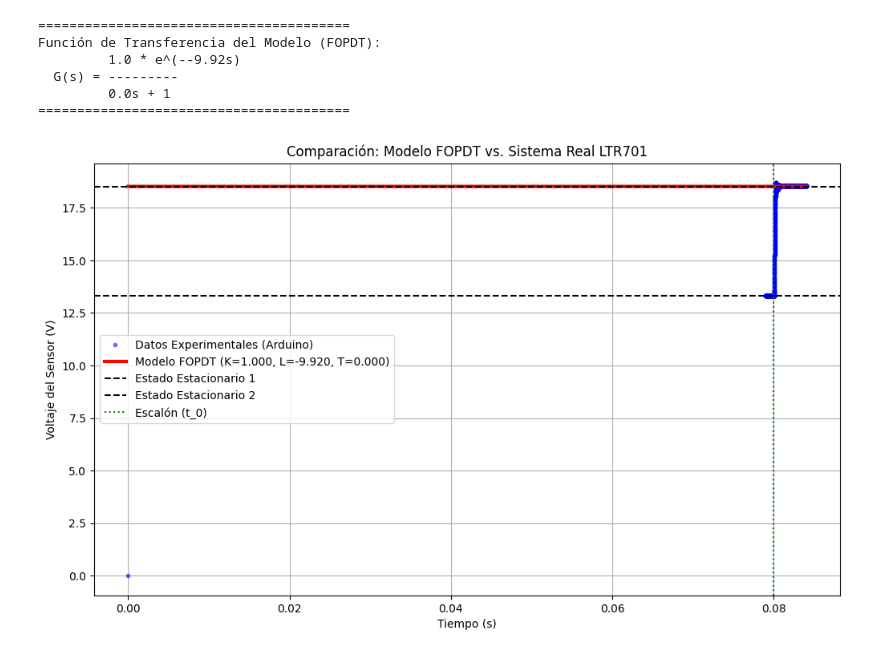
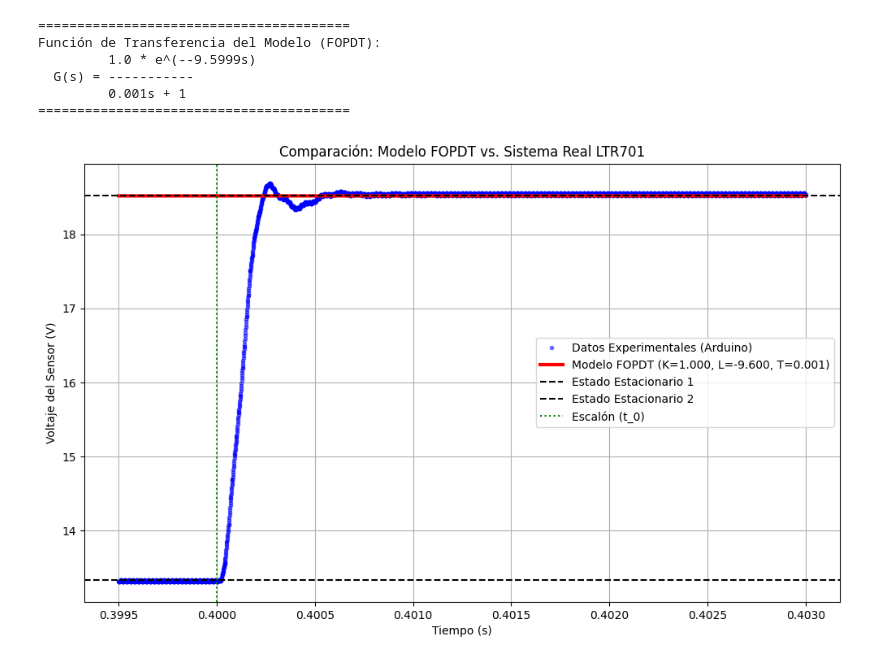
Before and after one commit to migueamv/Control-Clasico, a Jupyter notebook: Final/Modelado.ipynb, the cells around one changed output. Cells and saved outputs as stored; diff of their text form; code cells hidden in the pictures.

```diff
--- a/Final/Modelado.ipynb
+++ b/Final/Modelado.ipynb
@@ -7,19 +7,19 @@ import pandas as pd
 
 
 # --- Nombre del archivo (debe estar en la misma carpeta de este script) ---
-nombre_archivo = 'resultadosH.txt'
+nombre_archivo = 'resultadosM1.txt'
 
 # --- Parámetros del experimento (REEMPLAZAR CON SUS VALORES) ---
-y_ss1 = 18.59     # Voltaje de estado estacionario inicia.
-y_ss2 = 20.36     # Voltaje de estado estacionario final.
-delta_u = 5.22    # Cambio en la entrada.
+y_ss1 = 13.32     # Voltaje de estado estacionario inicia.
+y_ss2 = 18.52     # Voltaje de estado estacionario final.
+delta_u = 5.2    # Cambio en la entrada.
 
 # --- Tiempo del escalón (REEMPLAZAR CON SUS VALORES) ---
 # Es el primer valor de tiempo  que el Monitor Serie imprime inmediatamente después de que aparece el mensaje --- ESCALÓN APLICADO (40%) ---
 t_0 = 10.0       # Nota: Convertir el valor de ms a segundos.
 
 # --- Ventana del filtro  (Puedes ajustar este valor si es necesario, 5 o 7 es un buen inicio) ---
-window_size = 5
+window_size = 1
 
 
 try:
@@ -95,8 +95,8 @@ try:
 
     print("\n--- PARÁMETROS FOPDT OBTENIDOS ---")
     print(f"  K = {K:.3f}")
-    print(f"  L = {L:.3f} s")
-    print(f"  T = {T:.3f} s")
+    print(f"  L = {L:.4f} s")
+    print(f"  T = {T:.4f} s")
 
 
     # --- 7. Visualización en la gráfica. ---
@@ -166,21 +166,21 @@ import matplotlib.pyplot as plt
 import pandas as pd
 
 # Parámetros del archivo
-nombre_archivo = 'resultados.txt'
+nombre_archivo = 'resultadosM1.txt'
 
 # --- Parámetros obtenidos del análisis (REEMPLAZAR CON SUS VALORES) ---
 K = 1.000
-L = -9.920      # Tiempo muerto (s)
-T = 0.000      # Constante de tiempo (s)
+L = -9.5999      # Tiempo muerto (s)
+T = 0.001      # Constante de tiempo (s)
 
 # --- Parámetros del experimento (REEMPLAZAR CON SUS VALORES) ---
-y_ss1 = 13.3    # Voltaje de estado estacionario inicia.
+y_ss1 = 13.33    # Voltaje de estado estacionario inicia.
 y_ss2 = 18.52   # Voltaje de estado estacionario final.
-delta_u = 5.22  # Cambio en la entrada.
+delta_u = 5.2  # Cambio en la entrada.
 
 # --- Tiempo del escalón (REEMPLAZAR CON SUS VALORES) ---
 # Es el primer valor de tiempo que el Monitor Serie imprime inmediatamente después de que aparece el mensaje --- ESCALÓN APLICADO (40%) ---
-t_in = 0.08      # Nota: Convertir el valor de ms a segundos.
+t_in = 0.4      # Nota: Convertir el valor de ms a segundos.
 
 # --- Definir e imprimir la Función de Transferencia (FT) ---
 print("\n" + "="*40)
@@ -213,34 +213,34 @@ try:
             # Ecuación de respuesta al escalón de un FOPDT
             # y = y_inicial + (Ganancia_Total) * (1 - e^(-(t - t_escalon - L) / T))
             y_sim[i] = y_ss1 + (K * delta_u) * (1 - np.exp(-(t - t_0 - L) / T))
 
             # Limitar la respuesta al valor final por si el modelo sobrepasa
             if y_sim[i] > y_ss2:
                 y_sim[i] = y_ss2
 
     # --- Graficar la comparación ---
     plt.figure(figsize=(12, 7))
     plt.plot(t_exp, y_exp, 'b.', label='Datos Experimentales (Arduino)', alpha=0.5)
     plt.plot(t_sim, y_sim, 'r-', linewidth=3, label=f'Modelo FOPDT (K={K:.3f}, L={L:.3f}, T={T:.3f})')
     plt.axhline(y=y_ss1, color='k', linestyle='--', label='Estado Estacionario 1')
     plt.axhline(y=y_ss2, color='k', linestyle='--', label='Estado Estacionario 2')
     plt.axvline(x=t_0, color='g', linestyle=':', label='Escalón (t_0)')
 
     plt.title('Comparación: Modelo FOPDT vs. Sistema Real LTR701')
     plt.xlabel('Tiempo (s)')
     plt.ylabel('Voltaje del Sensor (V)')
     plt.legend()
     plt.grid(True)
     plt.show()
 
 except FileNotFoundError:
     print(f"Error: No se encontró el archivo {nombre_archivo}")
     print("Por favor, guarde sus datos del Arduino con ese nombre en la misma carpeta.")
 # %% [output]
 ========================================
 Función de Transferencia del Modelo (FOPDT):
-         1.0 * e^(--9.92s)
-  G(s) = ---------
-         0.0s + 1
+         1.0 * e^(--9.5999s)
+  G(s) = -----------
+         0.001s + 1
 ========================================
-[figure, old version]
+[figure, new version]
```
Also changed, not shown: parts of 1 cell of this notebook, 2 other files.
